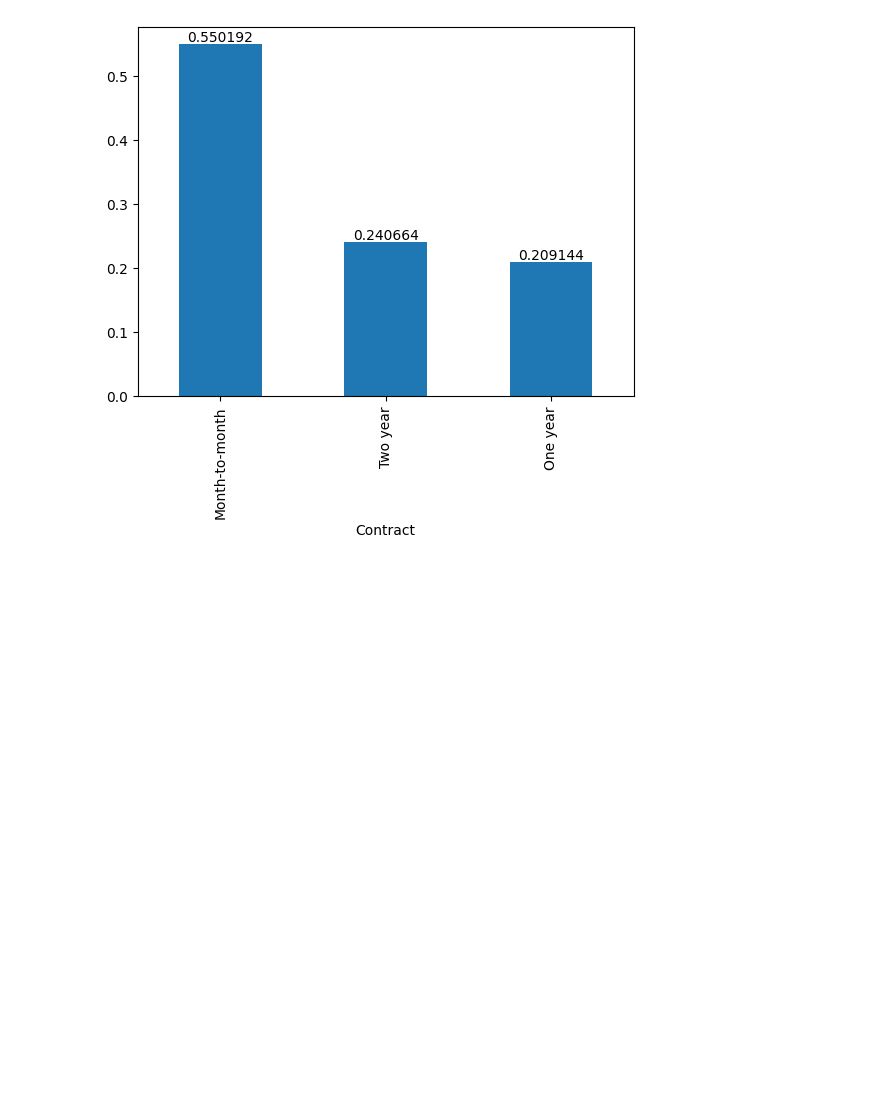
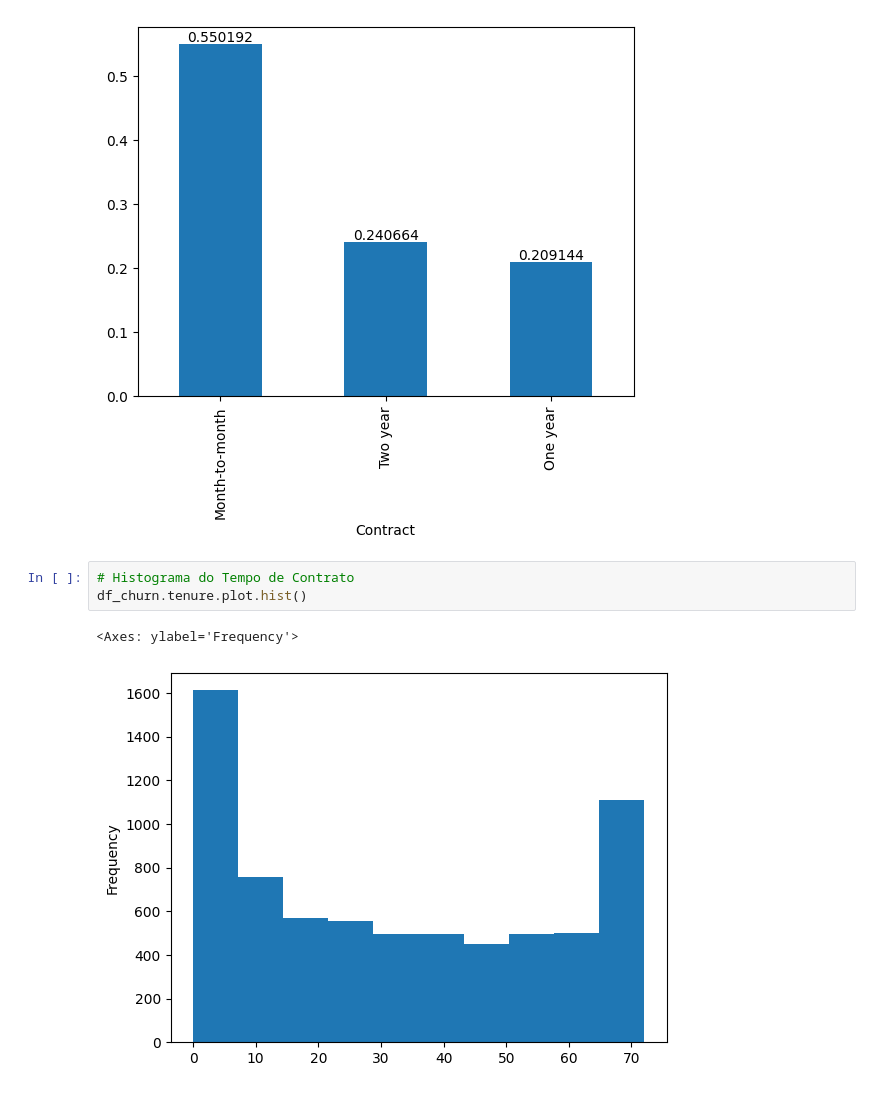
Before and after one commit to arthurrios/eda, a Jupyter notebook: eda_churn.ipynb, the cells around one changed output. Drawn from its saved outputs; the diff is of its cells as text; blank space fills up the shorter version.

```diff
--- a/eda_churn.ipynb
+++ b/eda_churn.ipynb
@@ -656,3 +656,9 @@ ax.bar_label(ax.containers[0])
 # %% [output]
 [Text(0, 0, '0.550192'), Text(0, 0, '0.240664'), Text(0, 0, '0.209144')]
 [figure]
+# %%
+# Histograma do Tempo de Contrato
+df_churn.tenure.plot.hist()
+# %% [output]
+<Axes: ylabel='Frequency'>
+[figure, added]
```
Also changed, not shown: parts of 7 cells of this notebook.
